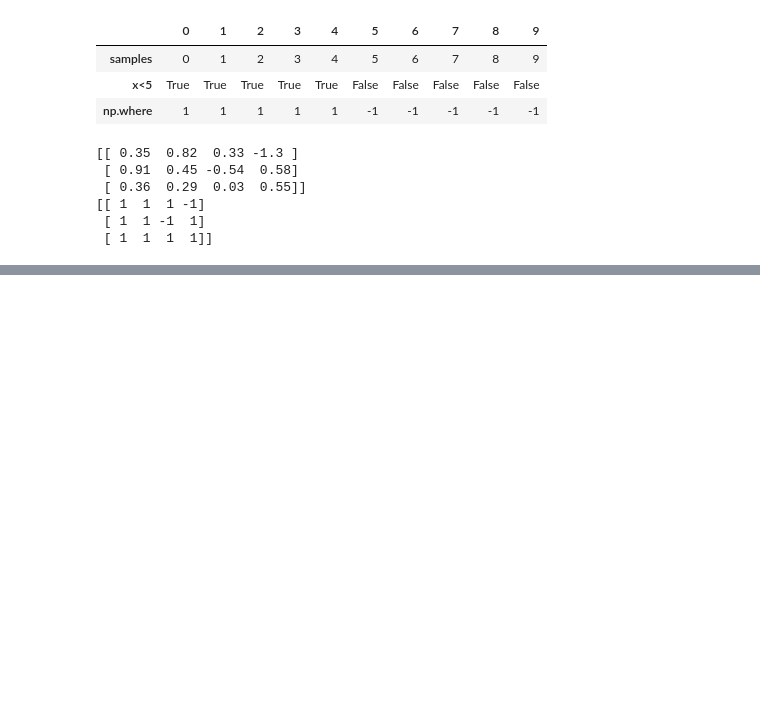
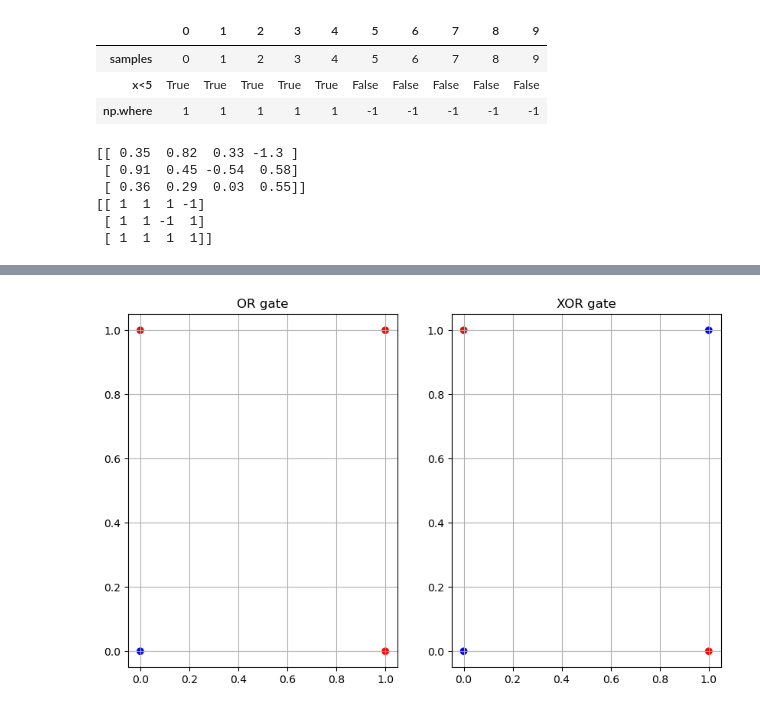
Before and after one commit to rebirther00/pydeep_multicam, a Jupyter notebook: Day2.ipynb, the cells around one changed output, grey strips where cells are left out. Drawn from its saved outputs; the diff is of its cells as text; code cells hidden in the pictures; blank space fills up the shorter version.

```diff
--- a/Day2.ipynb
+++ b/Day2.ipynb
@@ -193,0 +327,46 @@ assert np.all(OR(Xs) == y_or)
+# %%
+Xs = np.array([[0,0], [0,1], [1,0], [1,1]])
+y_or = np.array([-1, 1, 1, 1])
+
+OR = Perceptron()
+params = OR.fit(Xs, y_or, 학습횟수=10, 학습률=1)
+assert np.all(OR(Xs) == y_or)
+
+y_xor = np.array([-1, 1, 1, -1])
+XOR = Perceptron()
+params = XOR.fit(Xs, y_xor, 학습횟수=10, 학습률=1)
+# 퍼셉트론으로는 XOR 게이트를 학습할 수 없음
+assert not np.all(XOR(Xs) == y_xor)
+
+AND = Perceptron()
+NAND = Perceptron()
+AND.fit(Xs, np.array([-1, -1, -1, 1]), 학습횟수=10, 학습률=1)
+assert np.all(AND(Xs) == np.array([-1, -1, -1, 1]))
+NAND.fit(Xs, np.array([1, 1, 1, -1]), 학습횟수=10, 학습률=1)
+assert np.all(NAND(Xs) == np.array([1, 1, 1, -1]))
+
+#XOR 게이트 구현
+def XOR_gate(Xs):
+    중간1 = NAND(Xs)
+    중간2 = OR(Xs)
+    S = np.column_stack((중간1, 중간2))
+    y = AND(S)
+    return y
+
+y_xor = np.array([-1, 1, 1, -1])
+assert np.all(XOR_gate(Xs) == y_xor)
+
+
+plt.figure(figsize=(10,6))
+plt.subplot(1, 2, 1)
+plt.scatter(Xs[:,0], Xs[:,1], c=y_or, cmap='bwr')
+plt.title('OR gate')
+plt.grid()
+
+plt.subplot(1, 2, 2)
+plt.scatter(Xs[:,0], Xs[:,1], c=y_xor, cmap='bwr')
+plt.title('XOR gate')
+plt.grid()
+plt.show()
+# %% [output]
+[figure, added]
```
Also changed, not shown: parts of 13 cells of this notebook, 1 other file.
